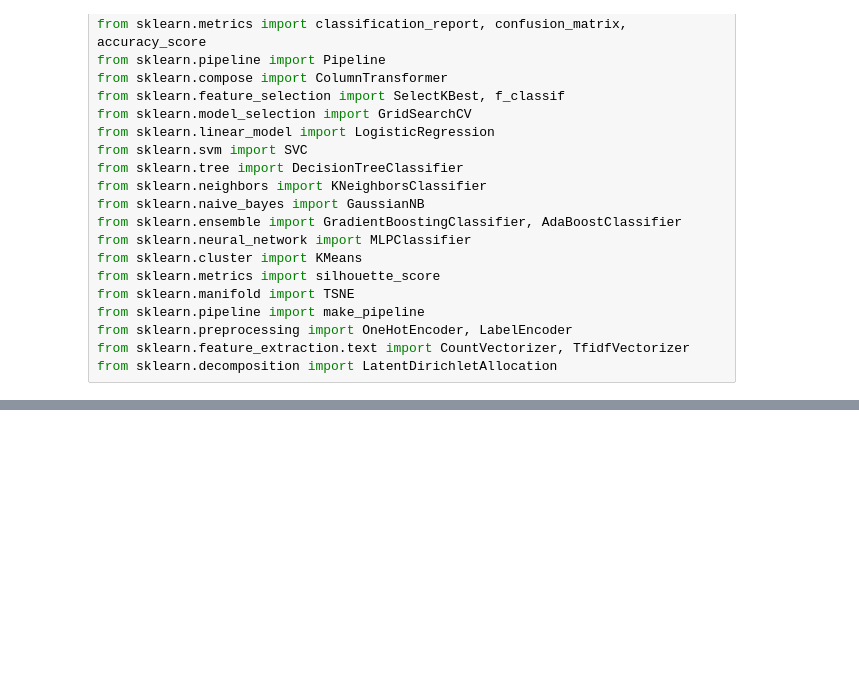
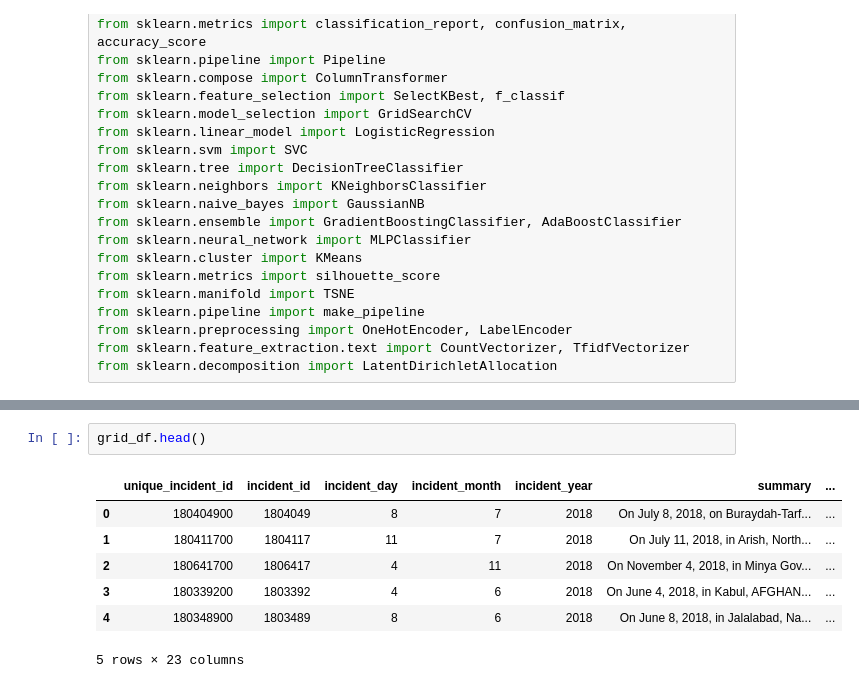
Before and after one commit to SolarOctane/galvanize_ddi_final_project, a Jupyter notebook: notebooks/ddi_final_project.ipynb, the cells around one changed output, grey strips where cells are left out. Drawn from its saved outputs; the diff is of its cells as text; blank space fills up the shorter version.

```diff
--- a/notebooks/ddi_final_project.ipynb
+++ b/notebooks/ddi_final_project.ipynb
@@ -33,0 +32,10 @@ FileNotFoundError: [Errno 2] No such file or directory: 'GRID_INCIDENTS.csv'
+# %%
+grid_df.head()
+# %% [output]
+|  | unique_incident_id | incident_id | incident_day | incident_month | incident_year | summary | ... |
+| 0 | 180404900 | 1804049 | 8 | 7 | 2018 | On July 8, 2018, on Buraydah-Tarf... | ... |
+| 1 | 180411700 | 1804117 | 11 | 7 | 2018 | On July 11, 2018, in Arish, North... | ... |
+| 2 | 180641700 | 1806417 | 4 | 11 | 2018 | On November 4, 2018, in Minya Gov... | ... |
+| 3 | 180339200 | 1803392 | 4 | 6 | 2018 | On June 4, 2018, in Kabul, AFGHAN... | ... |
+| 4 | 180348900 | 1803489 | 8 | 6 | 2018 | On June 8, 2018, in Jalalabad, Na... | ... |
+5 rows × 23 columns
```
Also changed, not shown: parts of 6 cells of this notebook, 1 other file.
